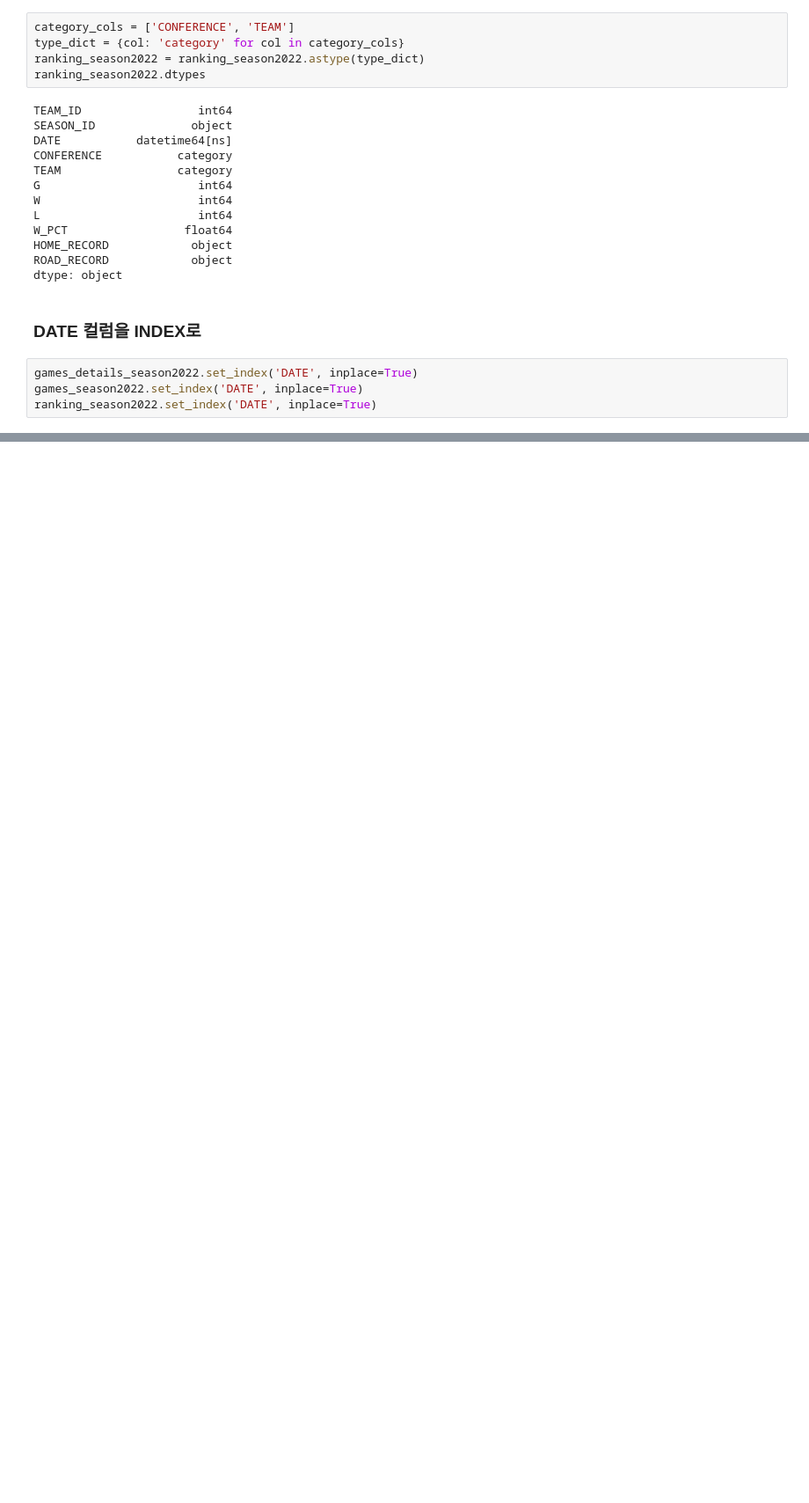
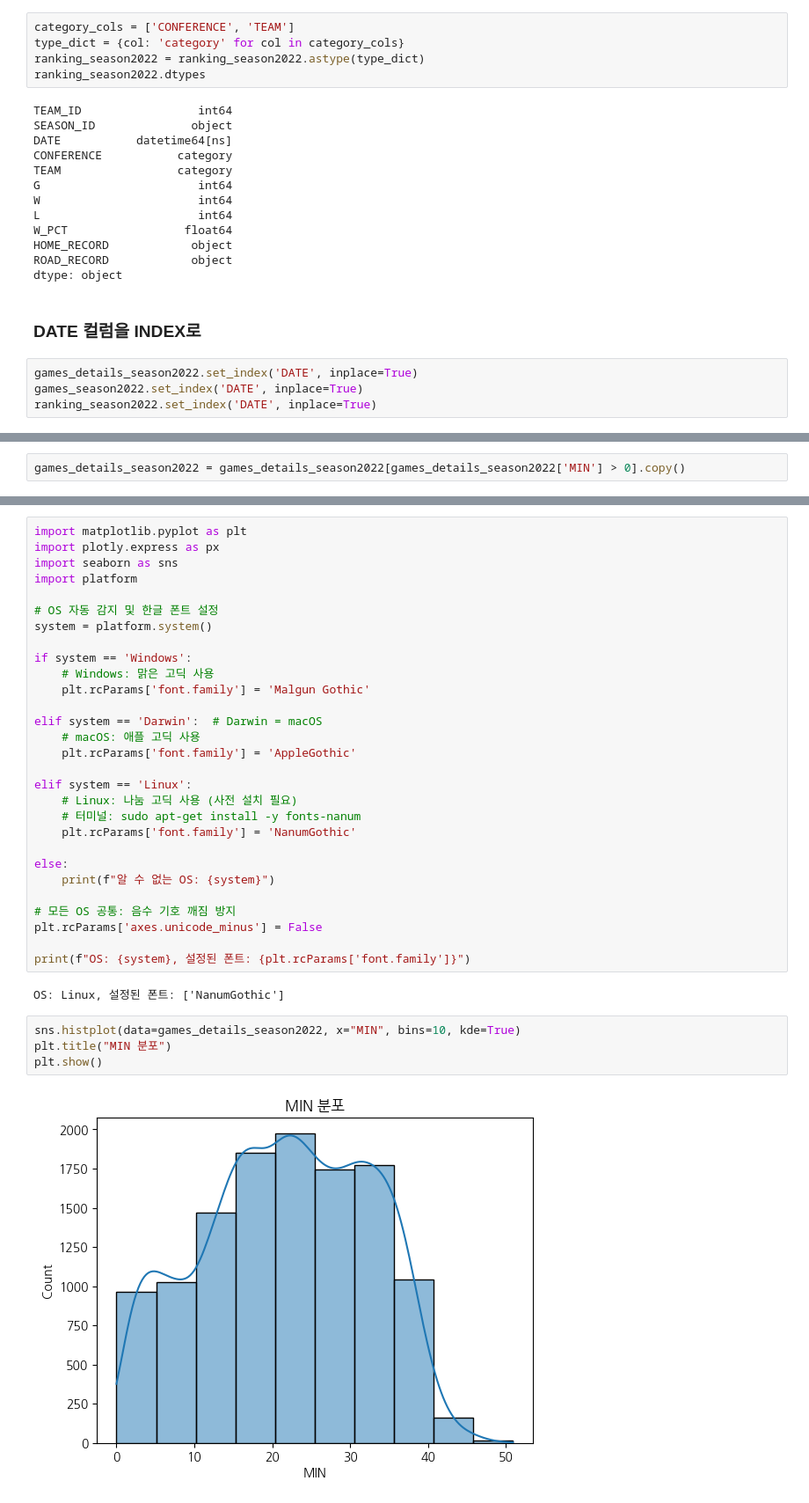
Before and after one commit to cye2020/Project1, a Jupyter notebook: src/preprocess.ipynb, the cells around one changed output, grey strips where cells are left out. Shown: that part at 88% size. Drawn from its saved outputs; the diff is of its cells as text; blank space fills up the shorter version.

```diff
--- a/src/preprocess.ipynb
+++ b/src/preprocess.ipynb
@@ -437,0 +475,2 @@ games_details_season2022
+# %%
+games_details_season2022 = games_details_season2022[games_details_season2022['MIN'] > 0].copy()
@@ -437,0 +479,37 @@ games_details_season2022
+# %%
+import matplotlib.pyplot as plt
+import plotly.express as px
+import seaborn as sns
+import platform
+
+# OS 자동 감지 및 한글 폰트 설정
+system = platform.system()
+
+if system == 'Windows':
+    # Windows: 맑은 고딕 사용
+    plt.rcParams['font.family'] = 'Malgun Gothic'
+
+elif system == 'Darwin':  # Darwin = macOS
+    # macOS: 애플 고딕 사용
+    plt.rcParams['font.family'] = 'AppleGothic'
+
+elif system == 'Linux':
+    # Linux: 나눔 고딕 사용 (사전 설치 필요)
+    # 터미널: sudo apt-get install -y fonts-nanum
+    plt.rcParams['font.family'] = 'NanumGothic'
+
+else:
+    print(f"알 수 없는 OS: {system}")
+
+# 모든 OS 공통: 음수 기호 깨짐 방지
+plt.rcParams['axes.unicode_minus'] = False
+
+print(f"OS: {system}, 설정된 폰트: {plt.rcParams['font.family']}")
+# %% [output]
+OS: Linux, 설정된 폰트: ['NanumGothic']
+# %%
+sns.histplot(data=games_details_season2022, x="MIN", bins=10, kde=True)
+plt.title("MIN 분포")
+plt.show()
+# %% [output]
+[figure, added]
```
Also changed, not shown: parts of 41 cells of this notebook, 8 other files.
